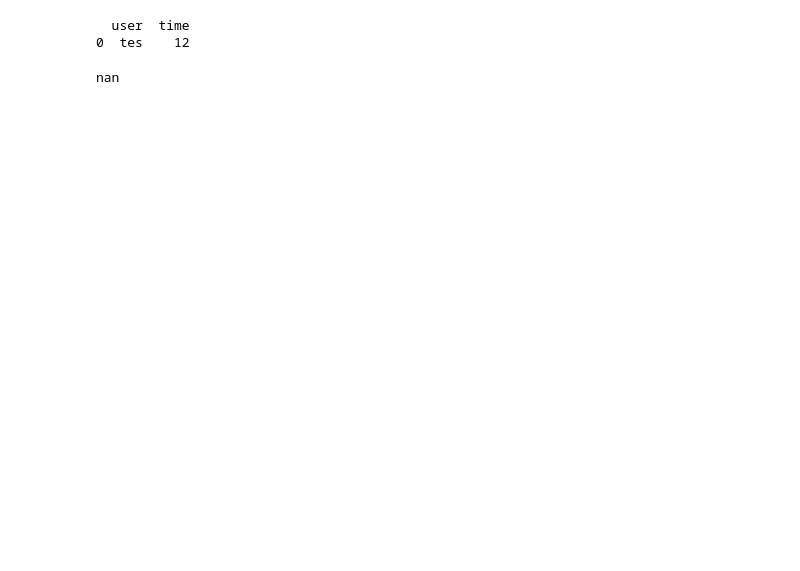
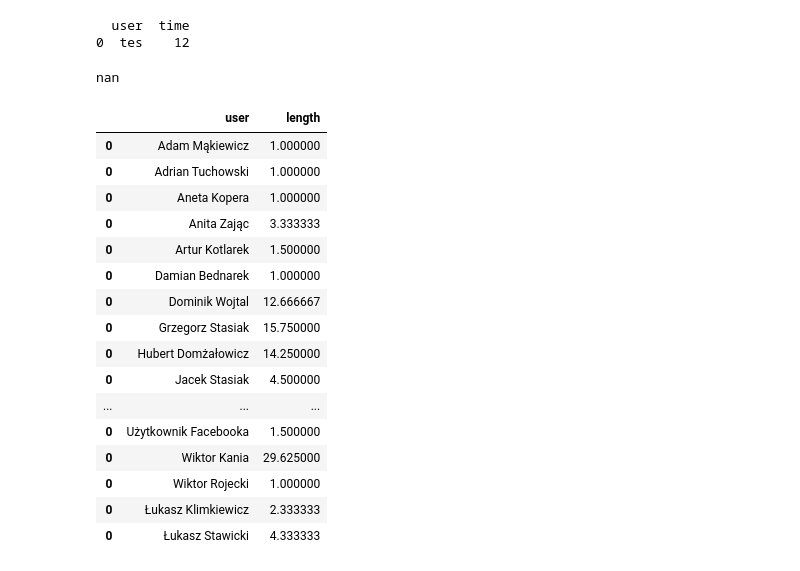
Before and after one commit to klima7/Social-Insight, a Jupyter notebook: analytics/messenger_analytics_notebook.ipynb, the cells around one changed output. Cells and saved outputs as stored; diff of their text form; code cells hidden in the pictures; blank space fills up the shorter version.

Commit message:
Wykres przybliżonej długości rozmowy

```diff
--- a/analytics/messenger_analytics_notebook.ipynb
+++ b/analytics/messenger_analytics_notebook.ipynb
@@ -379,3 +404,75 @@ np.nan
   user  time
 0  tes    12
 nan
+# %%
+# Przybliżona długość rozmowy
+
+sample = messages[messages['conversation'] == 'Wiktor Kania'][['time', 'sender', 'content']]
+def determine_conversation_length(sample, my_username): # sample to tabela wiadomości. W zamyśle są tam wiadomości tylko 2 użytkowników. (time, sender required)
+    # Słownik nazw użytkowników i ich unikalnych indeksów liczbowych.
+    senders = {k: v for v, k in enumerate(sample['sender'].unique())}
+
+    # Zamiana nazwy użytkownika na unikalnego, bo nie można użyć diff'a na stringach.
+    sample['sender2'] = sample['sender'].map(senders)
+
+    # sample['sender2_test'] = sample['sender2'][::-1].diff() # Można usunąć (debug purposes)
+    sample['time2'] = sample['time'][::-1].diff() # Czas który upłynął od ostatniej wiadomości.
+
+    # Usuwanie kilku wiadomości użytkownika pod rząd. (Nie może przecież odpowiedzieć sam sobie)
+    # sample = sample[ (sample['sender2'][::-1].diff() != 0)[::-1]]
+    # sample[:50]
+
+    # Odrzucanie wartości które są początkami rozmów. (Długi czas upłynął od ostatniej wiadomości. Improve if know how.)
+    sample['conversation_start'] = sample['time2'] > sample['time2'].mean()
+
+    conversation_begs = sample.index[sample['time2'] > sample['time2'].mean()].tolist()
+    sample.to_csv("dump.csv")
+
+    # indeks końca ostatniej rozmowy to -1
+    conversation_begs.insert(0, -1)
+    # indeks początku pierwszej rozmowy to len()-1
+    conversation_begs.insert(len(conversation_begs), len(sample) - 1)
+    conversation_begs
+    conversation_lens = [ conversation_begs[i] - conversation_begs[i - 1] for i in range(1, len(conversation_begs)) ]
+    return np.array(conversation_lens).mean()
+
+conv_lens = pd.DataFrame();
+convos = messages[messages['thread_type'] == 'Regular'].groupby('conversation')
+for user, msg in convos:
+#     print(user, "EEEEEEEEEEEEE")
+    t = pd.DataFrame({'user': [user], 'length': [determine_conversation_length(msg.loc[:, ('sender', 'time')], data['username'])]})
+#     print(t)
+    conv_lens = conv_lens.append(t)
+
+conv_lens
+
+# Interesuje nas jak szybko ta osoba odpowiada, ale można zamienić i dowiemy się jak szybko my jej odpowiadamy.
+# sample = sample[sample['sender'] != data['username']]
+
+# W sample['time2'] mogą nadal być duże wartości (w moich danych obok średnio 24s na odpowiedź, znalazł się czas 8h), ale wydaje mi się, że median zwraca wiarygodny wynik.
+# sample['time2'].median(), sample['time2'].std(), sample['time2'].mean()
+# sample
+
+
+
+# return sample['time2'].median()
+
+# determine_avg_reply_time(sample, data['username'])
+# %% [output]
+|  | user | length |
+| 0 | Adam Mąkiewicz | 1.000000 |
+| 0 | Adrian Tuchowski | 1.000000 |
+| 0 | Aneta Kopera | 1.000000 |
+| 0 | Anita Zając | 3.333333 |
+| 0 | Artur Kotlarek | 1.500000 |
+| 0 | Damian Bednarek | 1.000000 |
+| 0 | Dominik Wojtal | 12.666667 |
+| 0 | Grzegorz Stasiak | 15.750000 |
+| 0 | Hubert Domżałowicz | 14.250000 |
+| 0 | Jacek Stasiak | 4.500000 |
+| ... | ... | ... |
+| 0 | Użytkownik Facebooka | 1.500000 |
+| 0 | Wiktor Kania | 29.625000 |
+| 0 | Wiktor Rojecki | 1.000000 |
+| 0 | Łukasz Klimkiewicz | 2.333333 |
+| 0 | Łukasz Stawicki | 4.333333 |
```
Also changed, not shown: parts of 9 cells of this notebook, 1 other file.
